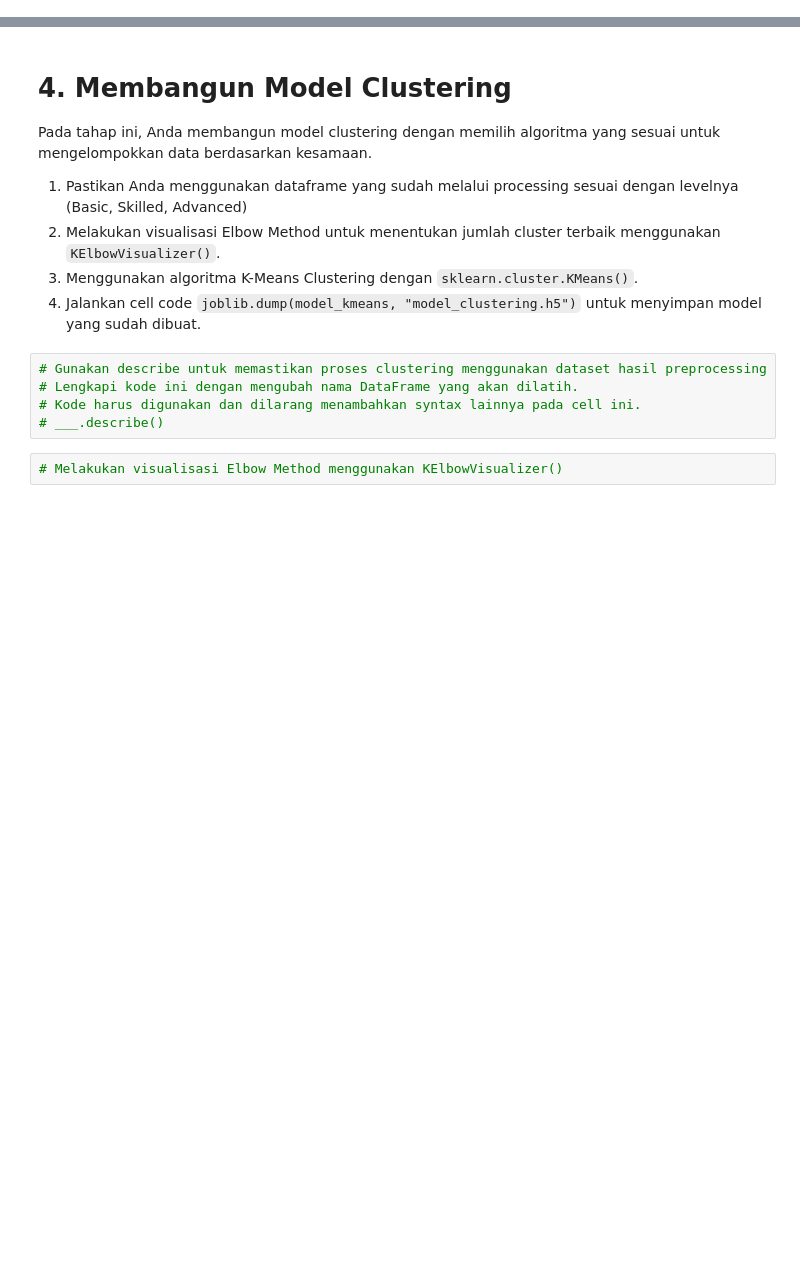
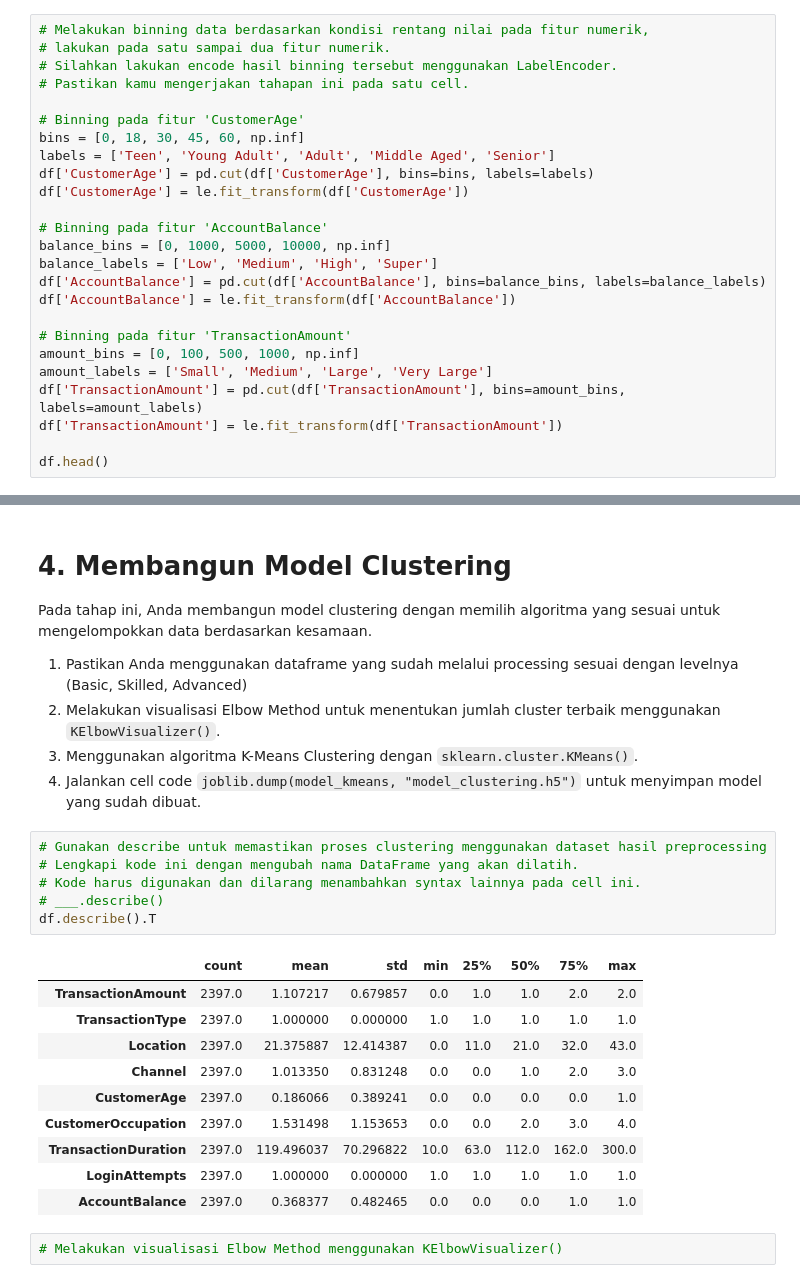
Before and after one commit to Sulbae/ML-Supervised-Unsupervised, a Jupyter notebook: [Clustering]_Submission_Akhir_BMLP_Anggun-Sulis-Setyawan.ipynb, the cells around one changed output, grey strips where cells are left out. Cells and saved outputs as stored; diff of their text form; blank space fills up the shorter version.

```diff
--- a/[Clustering]_Submission_Akhir_BMLP_Anggun-Sulis-Setyawan.ipynb
+++ b/[Clustering]_Submission_Akhir_BMLP_Anggun-Sulis-Setyawan.ipynb
@@ -379,0 +404,25 @@ Jumlah duplikasi data : 0
+# %%
+# Melakukan binning data berdasarkan kondisi rentang nilai pada fitur numerik,
+# lakukan pada satu sampai dua fitur numerik.
+# Silahkan lakukan encode hasil binning tersebut menggunakan LabelEncoder.
+# Pastikan kamu mengerjakan tahapan ini pada satu cell.
+
+# Binning pada fitur 'CustomerAge'
+bins = [0, 18, 30, 45, 60, np.inf]
+labels = ['Teen', 'Young Adult', 'Adult', 'Middle Aged', 'Senior']
+df['CustomerAge'] = pd.cut(df['CustomerAge'], bins=bins, labels=labels)
+df['CustomerAge'] = le.fit_transform(df['CustomerAge'])
+
+# Binning pada fitur 'AccountBalance'
+balance_bins = [0, 1000, 5000, 10000, np.inf]
+balance_labels = ['Low', 'Medium', 'High', 'Super']
+df['AccountBalance'] = pd.cut(df['AccountBalance'], bins=balance_bins, labels=balance_labels)
+df['AccountBalance'] = le.fit_transform(df['AccountBalance'])
+
+# Binning pada fitur 'TransactionAmount'
+amount_bins = [0, 100, 500, 1000, np.inf]
+amount_labels = ['Small', 'Medium', 'Large', 'Very Large']
+df['TransactionAmount'] = pd.cut(df['TransactionAmount'], bins=amount_bins, labels=amount_labels)
+df['TransactionAmount'] = le.fit_transform(df['TransactionAmount'])
+
+df.head()
@@ -387,8 +443,20 @@ Pada tahap ini, Anda membangun model clustering dengan memilih algoritma yang se
 # %%
 # Gunakan describe untuk memastikan proses clustering menggunakan dataset hasil preprocessing
 # Lengkapi kode ini dengan mengubah nama DataFrame yang akan dilatih.
 # Kode harus digunakan dan dilarang menambahkan syntax lainnya pada cell ini.
 # ___.describe()
+df.describe().T
+# %% [output]
+|  | count | mean | std | min | 25% | 50% | 75% | max |
+| TransactionAmount | 2397.0 | 1.107217 | 0.679857 | 0.0 | 1.0 | 1.0 | 2.0 | 2.0 |
+| TransactionType | 2397.0 | 1.000000 | 0.000000 | 1.0 | 1.0 | 1.0 | 1.0 | 1.0 |
+| Location | 2397.0 | 21.375887 | 12.414387 | 0.0 | 11.0 | 21.0 | 32.0 | 43.0 |
+| Channel | 2397.0 | 1.013350 | 0.831248 | 0.0 | 0.0 | 1.0 | 2.0 | 3.0 |
+| CustomerAge | 2397.0 | 0.186066 | 0.389241 | 0.0 | 0.0 | 0.0 | 0.0 | 1.0 |
+| CustomerOccupation | 2397.0 | 1.531498 | 1.153653 | 0.0 | 0.0 | 2.0 | 3.0 | 4.0 |
+| TransactionDuration | 2397.0 | 119.496037 | 70.296822 | 10.0 | 63.0 | 112.0 | 162.0 | 300.0 |
+| LoginAttempts | 2397.0 | 1.000000 | 0.000000 | 1.0 | 1.0 | 1.0 | 1.0 | 1.0 |
+| AccountBalance | 2397.0 | 0.368377 | 0.482465 | 0.0 | 0.0 | 0.0 | 1.0 | 1.0 |
 # %%
 # Melakukan visualisasi Elbow Method menggunakan KElbowVisualizer()
 # %%
```
Also changed, not shown: parts of 4 cells of this notebook.
